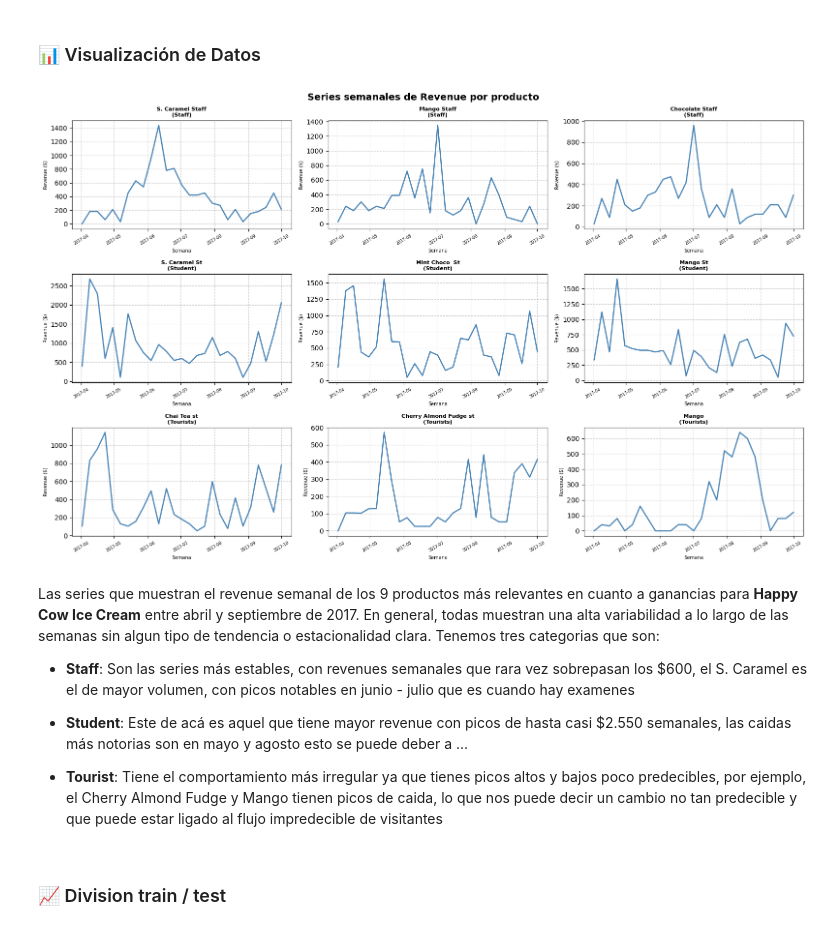
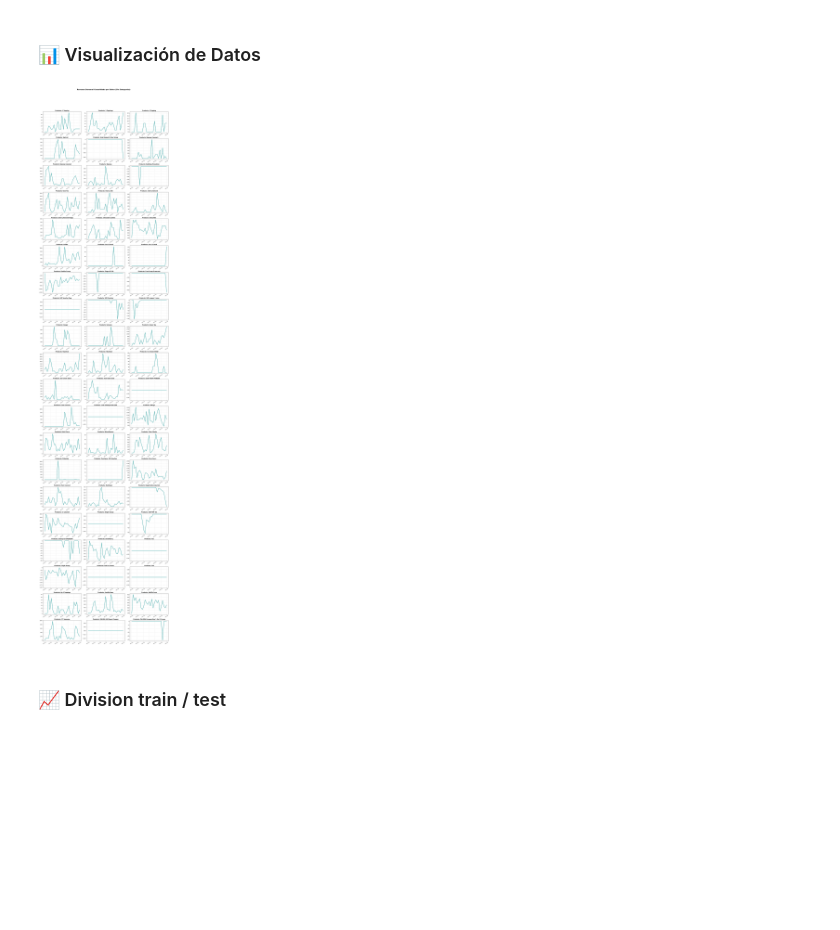
Before and after one commit to Manuel-Carreno/forecasting-parcial, a Jupyter notebook: 02_Parcial_Forecasting_(grupo).ipynb, the cells around one changed output. Saved outputs shown, nothing was run; the diff lists cells and outputs as text; code cells hidden in the pictures; blank space fills up the shorter version.

Commit message:
agrupacion de revenue semanal por productos

```diff
--- a/02_Parcial_Forecasting_(grupo).ipynb
+++ b/02_Parcial_Forecasting_(grupo).ipynb
@@ -553,48 +537,51 @@ Como podemos identificar en la salida, tenemos que los sabores de helado más co
 # %% [markdown]
 ### 📊 Visualización de Datos
 # %%
-# aca definimos los productos que ya vimos en el punto pasado (los mas relevantes)
-data['Date_clean'] = pd.to_datetime(data['Date_clean'])
-productos = {
-    'Staff':    ['S. Caramel Staff', 'Mango Staff', 'Chocolate Staff'],
-    'Student':  ['S. Caramel St',    'Mint Choco  St', 'Mango St'],
-    'Tourists': ['Chai Tea st',      'Cherry Almond Fudge st', 'Mango'],
-}
+# 1. Creamos una copia para no dañar los nombres originales por si los necesitas luego
+df_plot = data.copy()
 
-def weekly_series(producto):
-    sub = data[data['Product'] == producto].copy()
-    sub = sub[sub['Date_clean'] <= '2017-09-30']
-    serie = sub.resample('W-SUN', on='Date_clean')['Revenue'].sum().fillna(0) #usamos el W-SUN que lo hace es que agrupa semanas con inicio del domingo
-    return serie
+# 2. Limpiamos los nombres de los productos quitando las categorías
+# Reemplazamos "Staff", "St", "st", etc., por nada para que queden iguales
+df_plot['Product'] = df_plot['Product'].str.replace(' Staff', '', case=False)\
+                                       .str.replace(' St', '', case=False)\
+                                       .str.replace(' st', '', case=False)\
+                                       .str.replace(' Student', '', case=False)\
+                                       .str.replace(' Tourists', '', case=False)\
+                                       .str.strip()
 
-#  graficar las 9 series semanales
-fig, axes = plt.subplots(3, 3, figsize=(16, 10))
-fig.suptitle('Series semanales de Revenue por producto', fontsize=14, fontweight='bold')
+# 3. Obtenemos los productos únicos (ahora ya agrupados por sabor)
+productos_unicos = df_plot['Product'].unique()
 
-for row_idx, (categoria, prods) in enumerate(productos.items()):
-    for col_idx, prod in enumerate(prods):
-        ax = axes[row_idx][col_idx]
-        serie = weekly_series(prod)
+# 4. Configurar la cuadrícula automática
+cols = 3
+rows = (len(productos_unicos) // cols) + (1 if len(productos_unicos) % cols != 0 else 0)
 
-        ax.plot(serie.index, serie.values, color='steelblue', linewidth=1.8)
-        ax.set_title(f'{prod}\n({categoria})', fontsize=8, fontweight='bold')
-        ax.set_xlabel('Semana', fontsize=7)
-        ax.set_ylabel('Revenue ($)', fontsize=7)
-        ax.grid(True, linestyle='--', alpha=0.6)
-        ax.tick_params(axis='x', labelsize=6, rotation=30)
+fig, axes = plt.subplots(rows, cols, figsize=(18, 4 * rows))
+fig.suptitle('Revenue Semanal Consolidado', fontsize=16, fontweight='bold')
+axes = axes.flatten()
 
-plt.tight_layout()
+for i, producto in enumerate(productos_unicos):
+    ax = axes[i]
+
+    # Filtramos por el sabor ya limpio
+    sub = df_plot[df_plot['Product'] == producto].copy()
+
+    # Agrupamos por semana y sumamos el revenue de todas las categorías juntas
+    serie = sub.resample('W-SUN', on='Date_clean')['Revenue'].sum().fillna(0)
+
+    ax.plot(serie.index, serie.values, color='darkcyan', linewidth=2)
+    ax.set_title(f'Item: {producto}', fontsize=12, fontweight='bold')
+    ax.grid(True, linestyle='--', alpha=0.5)
+    ax.tick_params(axis='x', labelsize=8, rotation=30)
+
+# Ocultar los cuadros que sobren
+for j in range(i + 1, len(axes)):
+    axes[j].axis('off')
+
+plt.tight_layout(rect=[0, 0.03, 1, 0.95])
 plt.show()
 # %% [output]
-[figure, old version]
+[figure, new version]
-# %% [markdown]
-Las series que muestran el revenue semanal de los 9 productos más relevantes en cuanto a ganancias para **Happy Cow Ice Cream** entre abril y septiembre de 2017. En general, todas muestran una alta variabilidad a lo largo de las semanas sin algun tipo de tendencia o estacionalidad clara. Tenemos tres categorias que son:
-
-- **Staff**: Son las series más estables, con revenues semanales que rara vez sobrepasan los $600, el S. Caramel es el de mayor volumen, con picos notables en junio - julio que es cuando hay examenes
-
-- **Student**: Este de acá es aquel que tiene mayor revenue con picos de hasta casi $2.550 semanales, las caidas más notorias son en mayo y agosto esto se puede deber a ...
-
-- **Tourist**: Tiene el comportamiento más irregular ya que tienes picos altos y bajos poco predecibles, por ejemplo, el Cherry Almond Fudge y Mango tienen picos de caida, lo que nos puede decir un cambio no tan predecible y que puede estar ligado al flujo impredecible de visitantes
 # %% [markdown]
 ### 📈 Division train / test
 # %%
```
Also changed, not shown: parts of 6 cells of this notebook, 1 other file.
